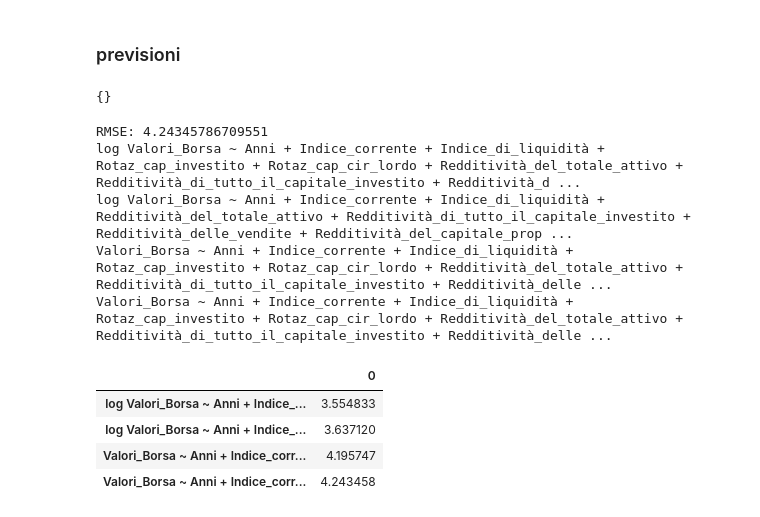
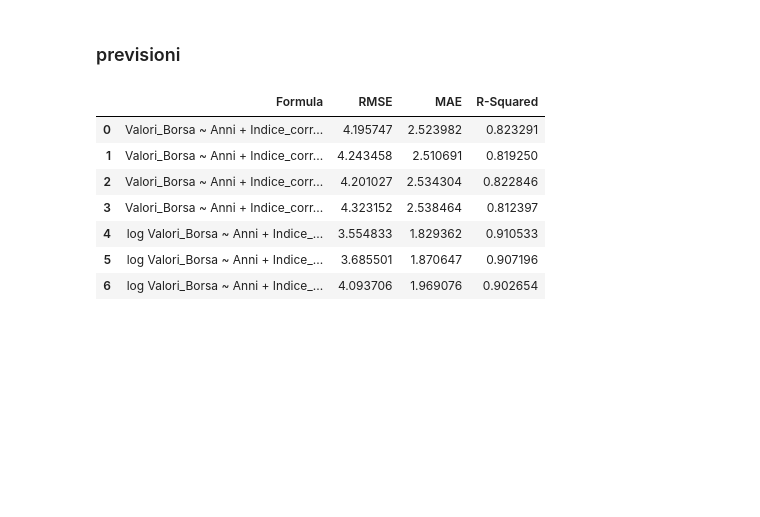
Before and after one commit to leoBitto/Tesi, a Jupyter notebook: tesi.ipynb, the cells around one changed output. Cells and saved outputs as stored; diff of their text form; code cells hidden in the pictures; blank space fills up the shorter version.

Commit message:
added images and error csv

```diff
--- a/tesi.ipynb
+++ b/tesi.ipynb
@@ -303,12 +315,12 @@ Construct the regression equation. Note that we are leaving out one dummy variab
 y_var_name = 'Valori_Borsa'
 x_var_names =  [
     'Anni',
-    'Indice_corrente',
+    #'Indice_corrente',
     'Indice_di_liquidità',
-    'Rotaz_cap_investito',
-    'Rotaz_cap_cir_lordo',
-    'Redditività_del_totale_attivo',
-    'Redditività_di_tutto_il_capitale_investito',
+    #'Rotaz_cap_investito',
+    #'Rotaz_cap_cir_lordo',
+    #'Redditività_del_totale_attivo',
+    #'Redditività_di_tutto_il_capitale_investito',
     'Redditività_delle_vendite',
     #'Redditività_del_capitale_proprio',
     #'Indice_di_copertura_delle_immob',
@@ -394,45 +406,38 @@ Notes:
 strong multicollinearity problems or that the design matrix is singular.
 # %% [markdown]
 ### previsioni
-# %%
-rmse = {}
-
-rmse
-# %% [output]
-{}
+# %%
+errors = []
 # %%
 # Ottieni le previsioni per tutte le righe nel dataframe
 predictions = lsdv_model_results.predict()
 
 # trasform predictions to the original scale and the share values
-#predictions = np.e**predictions
-#val_borsa = np.e**df['Valori_Borsa']
-val_borsa = df['Valori_Borsa']
+predictions = np.e**predictions
+val_borsa = (np.e**df['Valori_Borsa']).dropna()
+#val_borsa = df['Valori_Borsa'].dropna()
 
-# Calcola l'errore quadratico medio
-squared_errors = (predictions - val_borsa.dropna()) ** 2
+rmse = np.sqrt(mean_squared_error(val_borsa, predictions))
+mae = mean_absolute_error(val_borsa, predictions)
+rsquared = lsdv_model_results.rsquared
 
-# Calcola l'RMSE
-rmse_val = np.sqrt(squared_errors.mean())
-
-print("RMSE:", rmse_val)
-
-rmse[lsdv_expr] = rmse_val
-
-for k,v in rmse.items():
-    print(k, v)
+# Aggiungi i dati alla lista
+errors.append({
+    'Formula': 'log ' + lsdv_expr,
+    'RMSE': rmse,
+    'MAE': mae,
+    'R-Squared': rsquared,
+})
-# %% [output]
-RMSE: 4.24345786709551
-log Valori_Borsa ~ Anni + Indice_corrente + Indice_di_liquidità + Rotaz_cap_investito + Rotaz_cap_cir_lordo + Redditività_del_totale_attivo + Redditività_di_tutto_il_capitale_investito + Redditività_d ...
-log Valori_Borsa ~ Anni + Indice_corrente + Indice_di_liquidità + Redditività_del_totale_attivo + Redditività_di_tutto_il_capitale_investito + Redditività_delle_vendite + Redditività_del_capitale_prop ...
-Valori_Borsa ~ Anni + Indice_corrente + Indice_di_liquidità + Rotaz_cap_investito + Rotaz_cap_cir_lordo + Redditività_del_totale_attivo + Redditività_di_tutto_il_capitale_investito + Redditività_delle ...
-Valori_Borsa ~ Anni + Indice_corrente + Indice_di_liquidità + Rotaz_cap_investito + Rotaz_cap_cir_lordo + Redditività_del_totale_attivo + Redditività_di_tutto_il_capitale_investito + Redditività_delle ...
-# %%
-rmse_df = pd.DataFrame().from_dict(rmse, orient='index')
-rmse_df
-# %% [output]
-|  | 0 |
-| log Valori_Borsa ~ Anni + Indice_... | 3.554833 |
-| log Valori_Borsa ~ Anni + Indice_... | 3.637120 |
-| Valori_Borsa ~ Anni + Indice_corr... | 4.195747 |
-| Valori_Borsa ~ Anni + Indice_corr... | 4.243458 |
+# %%
+pd.set_option('display.max_colwidth', 2500)
+errors_df = pd.DataFrame(errors)
+errors_df
+# %% [output]
+|  | Formula | RMSE | MAE | R-Squared |
+| 0 | Valori_Borsa ~ Anni + Indice_corr... | 4.195747 | 2.523982 | 0.823291 |
+| 1 | Valori_Borsa ~ Anni + Indice_corr... | 4.243458 | 2.510691 | 0.819250 |
+| 2 | Valori_Borsa ~ Anni + Indice_corr... | 4.201027 | 2.534304 | 0.822846 |
+| 3 | Valori_Borsa ~ Anni + Indice_corr... | 4.323152 | 2.538464 | 0.812397 |
+| 4 | log Valori_Borsa ~ Anni + Indice_... | 3.554833 | 1.829362 | 0.910533 |
+| 5 | log Valori_Borsa ~ Anni + Indice_... | 3.685501 | 1.870647 | 0.907196 |
+| 6 | log Valori_Borsa ~ Anni + Indice_... | 4.093706 | 1.969076 | 0.902654 |
```
Also changed, not shown: parts of 17 cells of this notebook, 17 other files.
